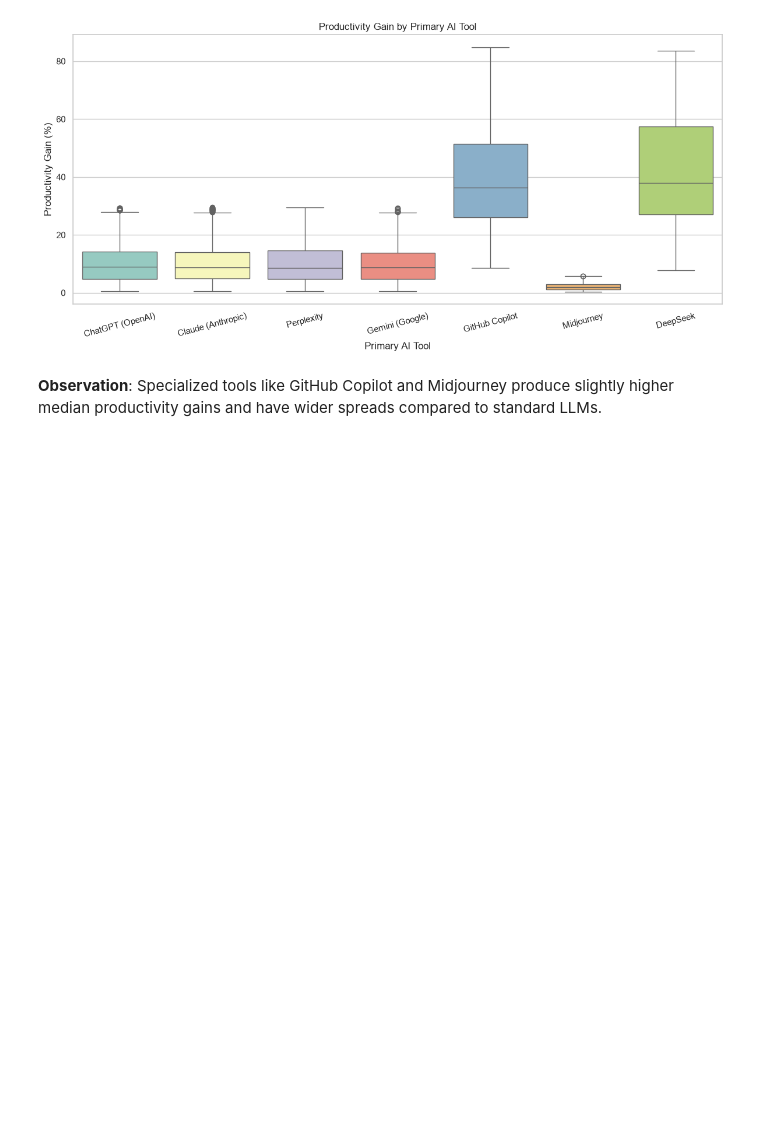
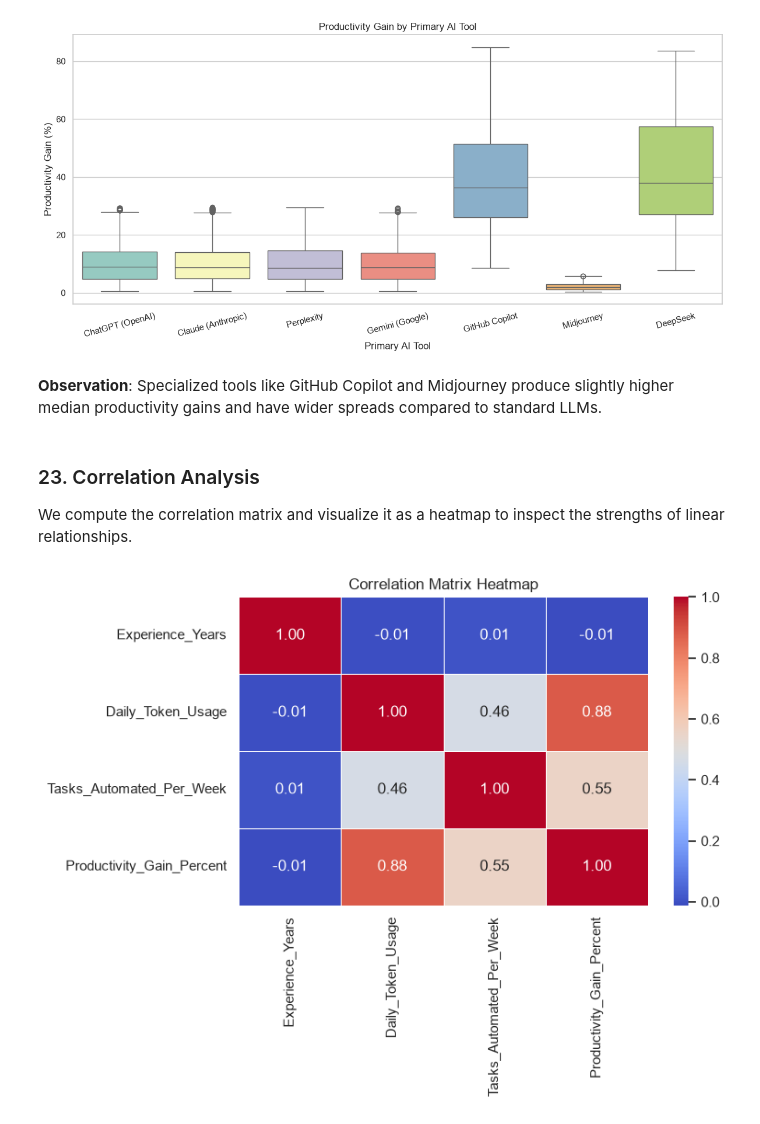
Before and after one commit to vaibhav1874/CodeAlpha_Exploratory-Data-Analysis-EDA-, a Jupyter notebook: CodeAlpha_EDA.ipynb, the cells around one changed output. Cells and saved outputs as stored; diff of their text form; code cells hidden in the pictures; blank space fills up the shorter version.

Commit message:
Perform correlation analysis

```diff
--- a/CodeAlpha_EDA.ipynb
+++ b/CodeAlpha_EDA.ipynb
@@ -467,3 +467,17 @@ plt.show()
 [figure]
 # %% [markdown]
 **Observation**: Specialized tools like GitHub Copilot and Midjourney produce slightly higher median productivity gains and have wider spreads compared to standard LLMs.
+# %% [markdown]
+### 23. Correlation Analysis
+We compute the correlation matrix and visualize it as a heatmap to inspect the strengths of linear relationships.
+# %%
+# Heatmap of correlation matrix
+plt.figure(figsize=(8, 6))
+numeric_columns = ['Experience_Years', 'Daily_Token_Usage', 'Tasks_Automated_Per_Week', 'Productivity_Gain_Percent']
+correlation_matrix = df[numeric_columns].corr()
+sns.heatmap(correlation_matrix, annot=True, cmap='coolwarm', fmt='.2f', linewidths=0.5)
+plt.title('Correlation Matrix Heatmap')
+plt.tight_layout()
+plt.show()
+# %% [output]
+[figure, added]
```
Also changed, not shown: parts of 1 cell of this notebook.
